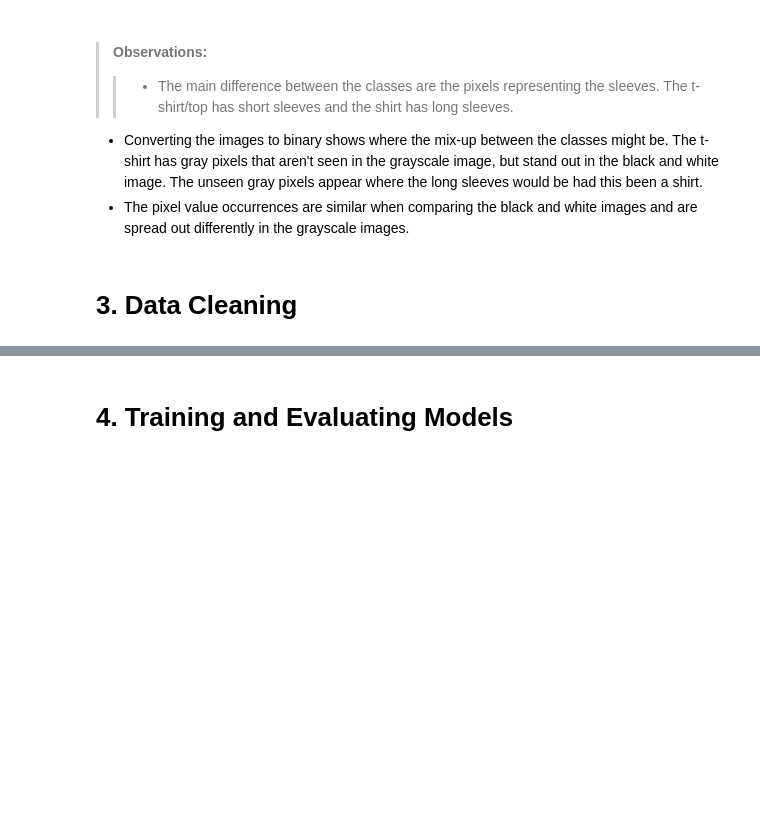
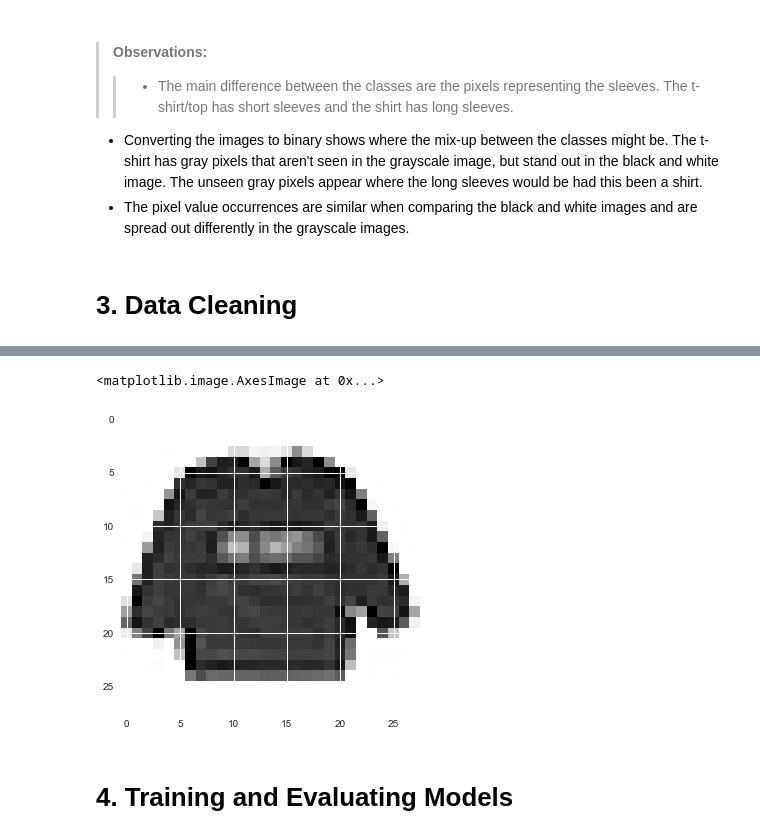
Before and after one commit to adiy55/1SB-Final-Project, a Jupyter notebook: 1SB ML Fashion MNIST.ipynb, the cells around one changed output, grey strips where cells are left out. Cells and saved outputs as stored; diff of their text form; code cells hidden in the pictures; blank space fills up the shorter version.

```diff
--- a/1SB ML Fashion MNIST.ipynb
+++ b/1SB ML Fashion MNIST.ipynb
@@ -386,3 +421,8 @@ Therefore, standard scaling seems to be the ideal option.
+# %%
+plt.imshow(X_train_gray[0].reshape(28,28))
+# %% [output]
+<matplotlib.image.AxesImage at 0x...>
+[figure, added]
 # %% [markdown]
 # 4. Training and Evaluating Models
 # %% [markdown]
```
Also changed, not shown: parts of 9 cells of this notebook.
